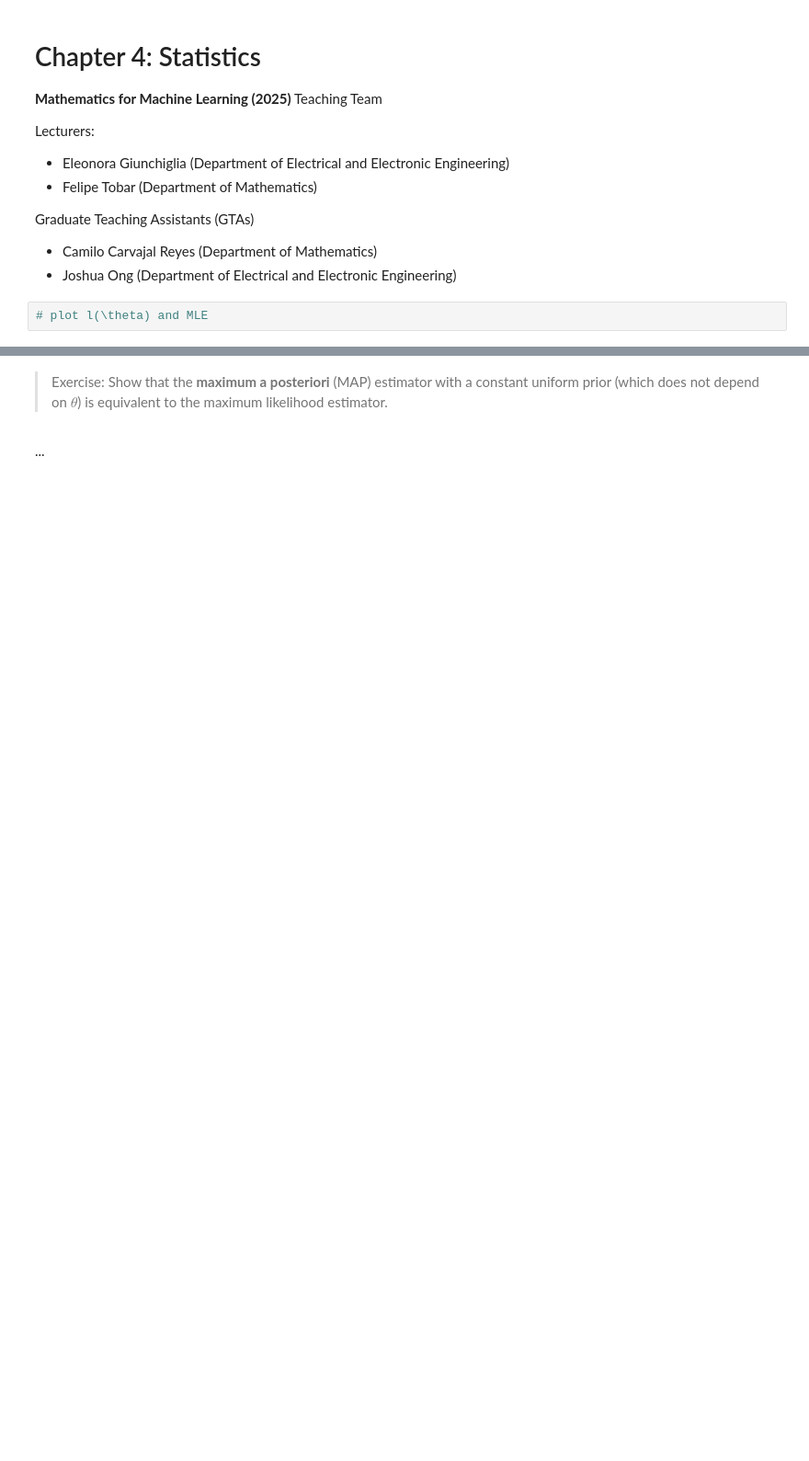
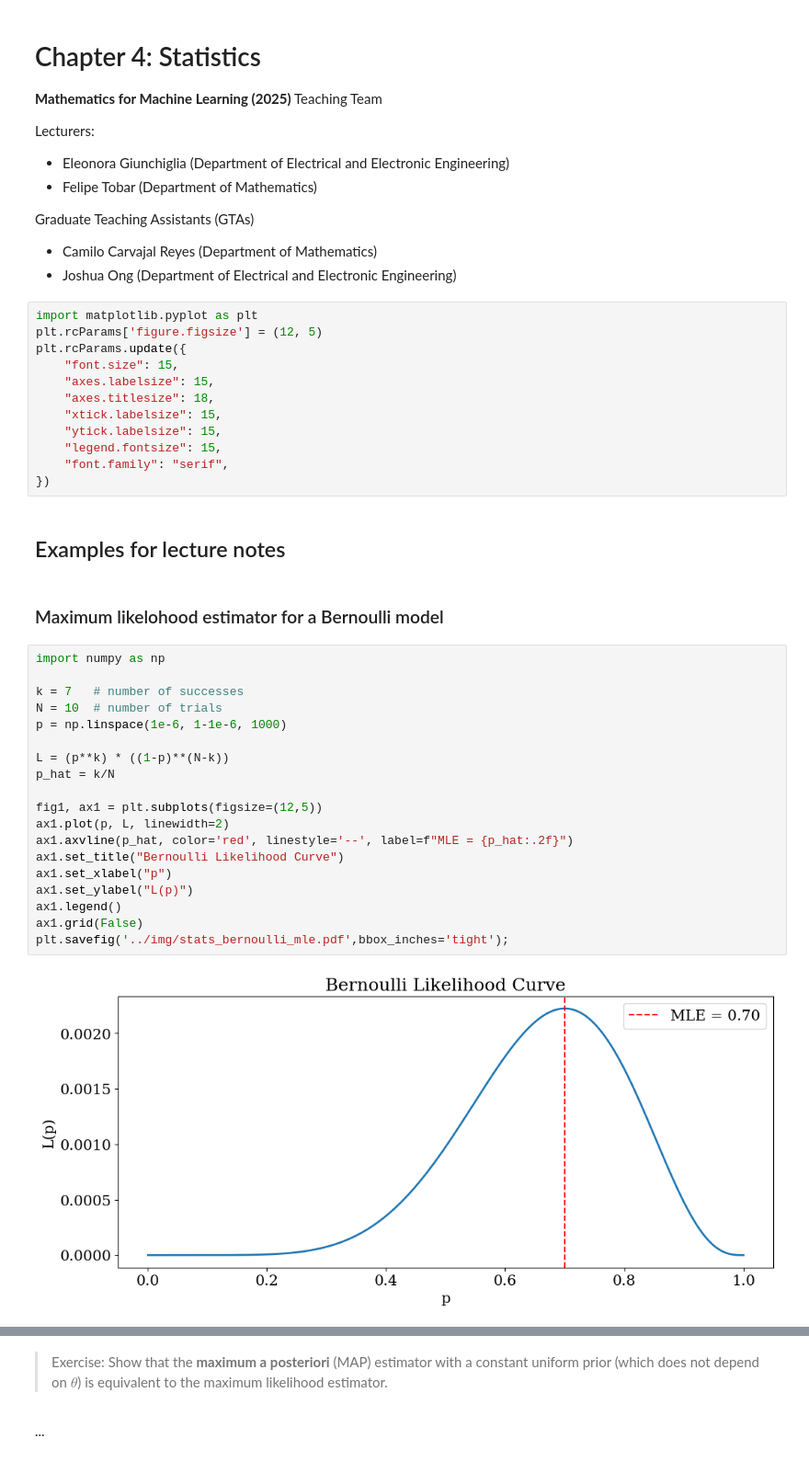
Before and after one commit to felipe-tobar/Maths-for-ML, a Jupyter notebook: tutorials/statistics.ipynb, the cells around one changed output, grey strips where cells are left out. Shown: that part at 92% size. Saved outputs shown, nothing was run; the diff lists cells and outputs as text; blank space fills up the shorter version.

Commit message:
update lecture notes with stats figures

```diff
--- a/tutorials/statistics.ipynb
+++ b/tutorials/statistics.ipynb
@@ -11,5 +11,40 @@ Lecturers:
 Graduate Teaching Assistants (GTAs)
 - Camilo Carvajal Reyes (Department of Mathematics)
 - Joshua Ong (Department of Electrical and Electronic Engineering)
+# %%
+import matplotlib.pyplot as plt
+plt.rcParams['figure.figsize'] = (12, 5)
+plt.rcParams.update({
+    "font.size": 15,
+    "axes.labelsize": 15,
+    "axes.titlesize": 18,
+    "xtick.labelsize": 15,
+    "ytick.labelsize": 15,
+    "legend.fontsize": 15,
+    "font.family": "serif",
+})
+# %% [markdown]
+## Examples for lecture notes
+# %% [markdown]
+### Maximum likelohood estimator for a Bernoulli model
 # %%
-# plot l(\theta) and MLE
+import numpy as np
+
+k = 7   # number of successes
+N = 10  # number of trials
+p = np.linspace(1e-6, 1-1e-6, 1000)
+
+L = (p**k) * ((1-p)**(N-k))
+p_hat = k/N
+
+fig1, ax1 = plt.subplots(figsize=(12,5))
+ax1.plot(p, L, linewidth=2)
+ax1.axvline(p_hat, color='red', linestyle='--', label=f"MLE = {p_hat:.2f}")
+ax1.set_title("Bernoulli Likelihood Curve")
+ax1.set_xlabel("p")
+ax1.set_ylabel("L(p)")
+ax1.legend()
+ax1.grid(False)
+plt.savefig('../img/stats_bernoulli_mle.pdf',bbox_inches='tight');
+# %% [output]
+[figure, added]
```
Also changed, not shown: parts of 12 cells of this notebook, 11 other files.
